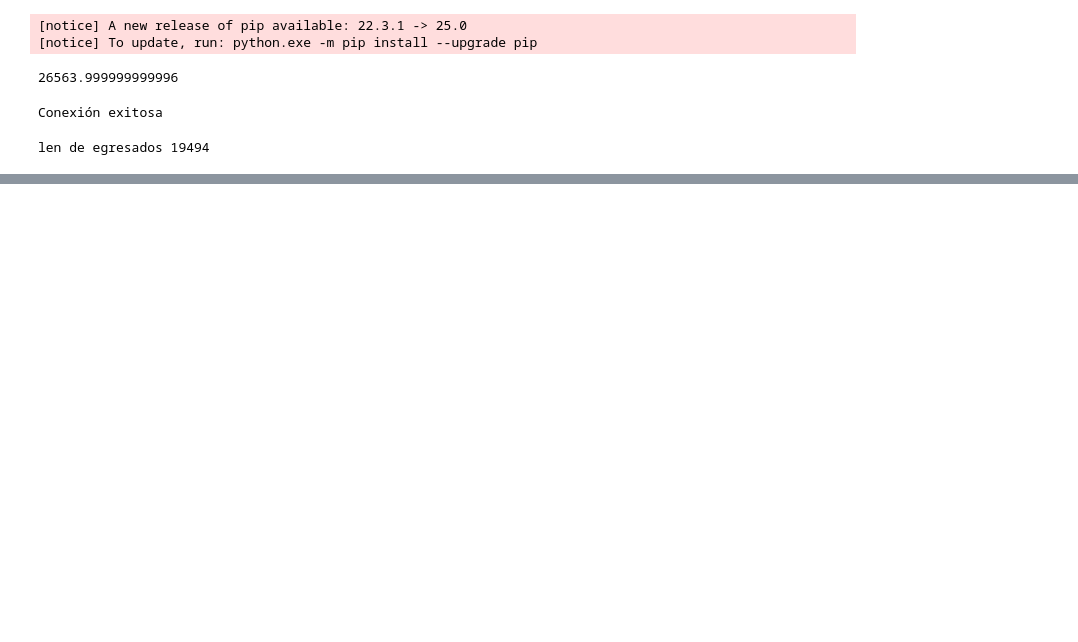
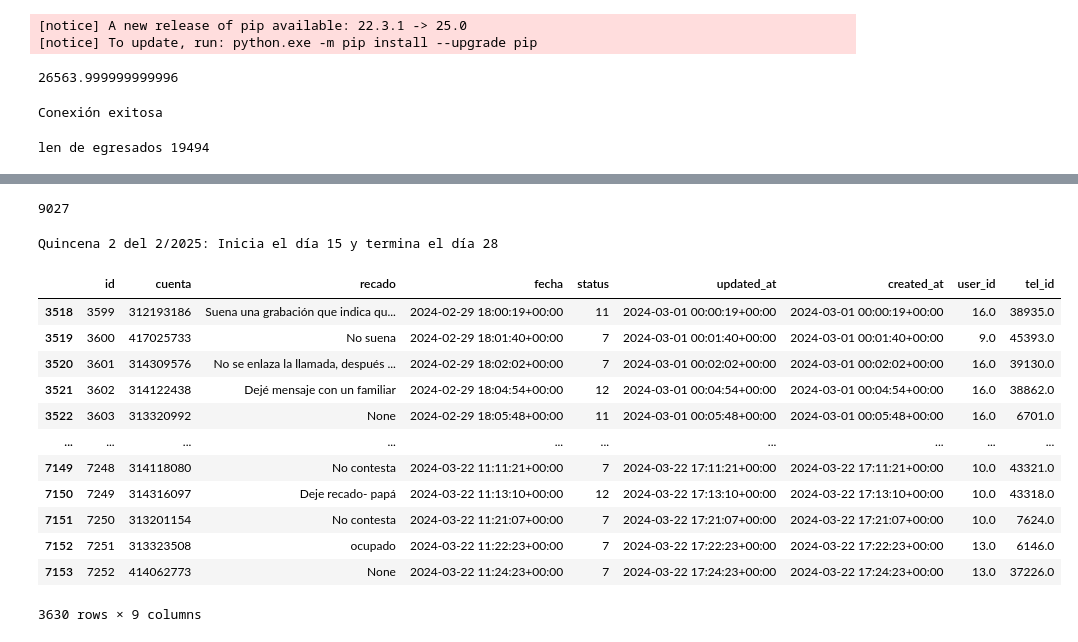
Before and after one commit to AjoloteCosmico/PVE-polls, a Jupyter notebook: public/work-data.ipynb, the cells around one changed output, grey strips where cells are left out. Cells and saved outputs as stored; diff of their text form; code cells hidden in the pictures; blank space fills up the shorter version.

```diff
--- a/public/work-data.ipynb
+++ b/public/work-data.ipynb
@@ -883,0 +891,3 @@ destac19
+# %%
+# QUE PASÓ CON LOS RECADOS?
+recados=pd.read_sql('select * from recados',cnx)
@@ -883,0 +1017,59 @@ destac19
+# %%
+len(recados.loc[recados['user_id']==9])
+# %% [output]
+9027
+# %%
+from datetime import datetime, timedelta
+
+def obtener_quincena(num_quincena, año, mes):
+    if num_quincena not in [1, 2]:
+        raise ValueError("El número de quincena debe ser 1 o 2.")
+
+    if mes < 1 or mes > 12:
+        raise ValueError("El mes debe estar entre 1 y 12.")
+
+    # Obtener el primer día del mes
+    primer_dia_mes = datetime(año, mes, 1)
+
+    # Obtener el último día del mes
+    if mes == 12:
+        siguiente_mes = datetime(año + 1, 1, 1)
+    else:
+        siguiente_mes = datetime(año, mes + 1, 1)
+
+    ultimo_dia_mes = siguiente_mes - timedelta(days=1)
+
+    if num_quincena == 1:
+        inicio_quincena = primer_dia_mes.day
+        fin_quincena = 14
+    else:
+        inicio_quincena = 15
+        fin_quincena = ultimo_dia_mes.day
+
+    return inicio_quincena, fin_quincena
+
+# Ejemplo de uso
+año = 2025
+mes = 2
+num_quincena = 2
+
+inicio, fin = obtener_quincena(num_quincena, año, mes)
+print(f"Quincena {num_quincena} del {mes}/{año}: Inicia el día {inicio} y termina el día {fin}")
+# %% [output]
+Quincena 2 del 2/2025: Inicia el día 15 y termina el día 28
+# %%
+recados.loc[(recados['created_at']>='2024-03-01')&(recados['created_at']<='2024-03-28')]
+# %% [output]
+|  | id | cuenta | recado | fecha | status | updated_at | created_at | user_id | tel_id |
+| 3518 | 3599 | 312193186 | Suena una grabación que indica qu... | 2024-02-29 18:00:19+00:00 | 11 | 2024-03-01 00:00:19+00:00 | 2024-03-01 00:00:19+00:00 | 16.0 | 38935.0 |
+| 3519 | 3600 | 417025733 | No suena | 2024-02-29 18:01:40+00:00 | 7 | 2024-03-01 00:01:40+00:00 | 2024-03-01 00:01:40+00:00 | 9.0 | 45393.0 |
+| 3520 | 3601 | 314309576 | No se enlaza la llamada, después ... | 2024-02-29 18:02:02+00:00 | 7 | 2024-03-01 00:02:02+00:00 | 2024-03-01 00:02:02+00:00 | 16.0 | 39130.0 |
+| 3521 | 3602 | 314122438 | Dejé mensaje con un familiar | 2024-02-29 18:04:54+00:00 | 12 | 2024-03-01 00:04:54+00:00 | 2024-03-01 00:04:54+00:00 | 16.0 | 38862.0 |
+| 3522 | 3603 | 313320992 | None | 2024-02-29 18:05:48+00:00 | 11 | 2024-03-01 00:05:48+00:00 | 2024-03-01 00:05:48+00:00 | 16.0 | 6701.0 |
+| ... | ... | ... | ... | ... | ... | ... | ... | ... | ... |
+| 7149 | 7248 | 314118080 | No contesta | 2024-03-22 11:11:21+00:00 | 7 | 2024-03-22 17:11:21+00:00 | 2024-03-22 17:11:21+00:00 | 10.0 | 43321.0 |
+| 7150 | 7249 | 314316097 | Deje recado- papá | 2024-03-22 11:13:10+00:00 | 12 | 2024-03-22 17:13:10+00:00 | 2024-03-22 17:13:10+00:00 | 10.0 | 43318.0 |
+| 7151 | 7250 | 313201154 | No contesta | 2024-03-22 11:21:07+00:00 | 7 | 2024-03-22 17:21:07+00:00 | 2024-03-22 17:21:07+00:00 | 10.0 | 7624.0 |
+| 7152 | 7251 | 313323508 | ocupado | 2024-03-22 11:22:23+00:00 | 7 | 2024-03-22 17:22:23+00:00 | 2024-03-22 17:22:23+00:00 | 13.0 | 6146.0 |
+| 7153 | 7252 | 414062773 | None | 2024-03-22 11:24:23+00:00 | 7 | 2024-03-22 17:24:23+00:00 | 2024-03-22 17:24:23+00:00 | 13.0 | 37226.0 |
+3630 rows × 9 columns
```
Also changed, not shown: parts of 12 cells of this notebook, 5 other files.
